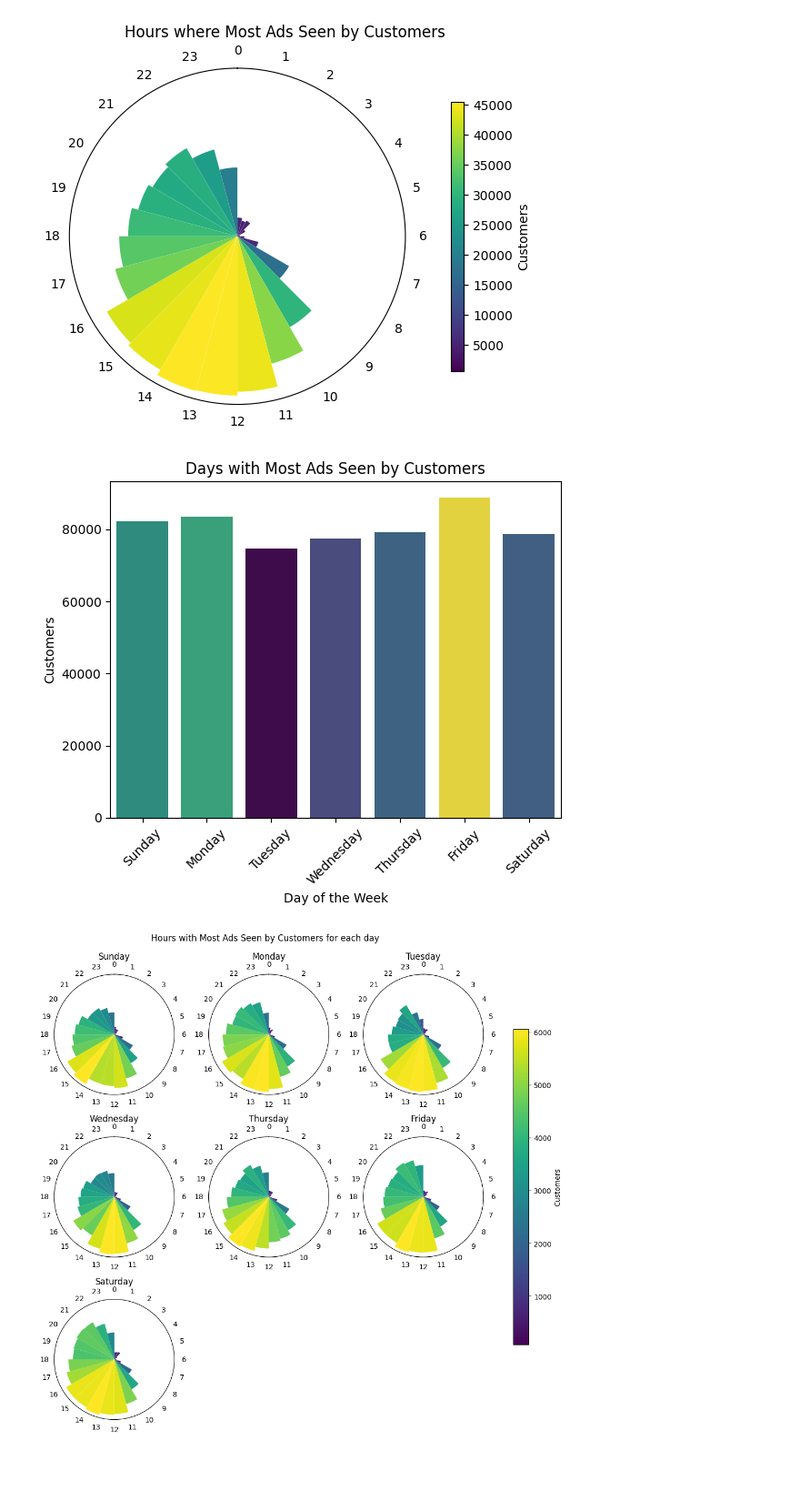
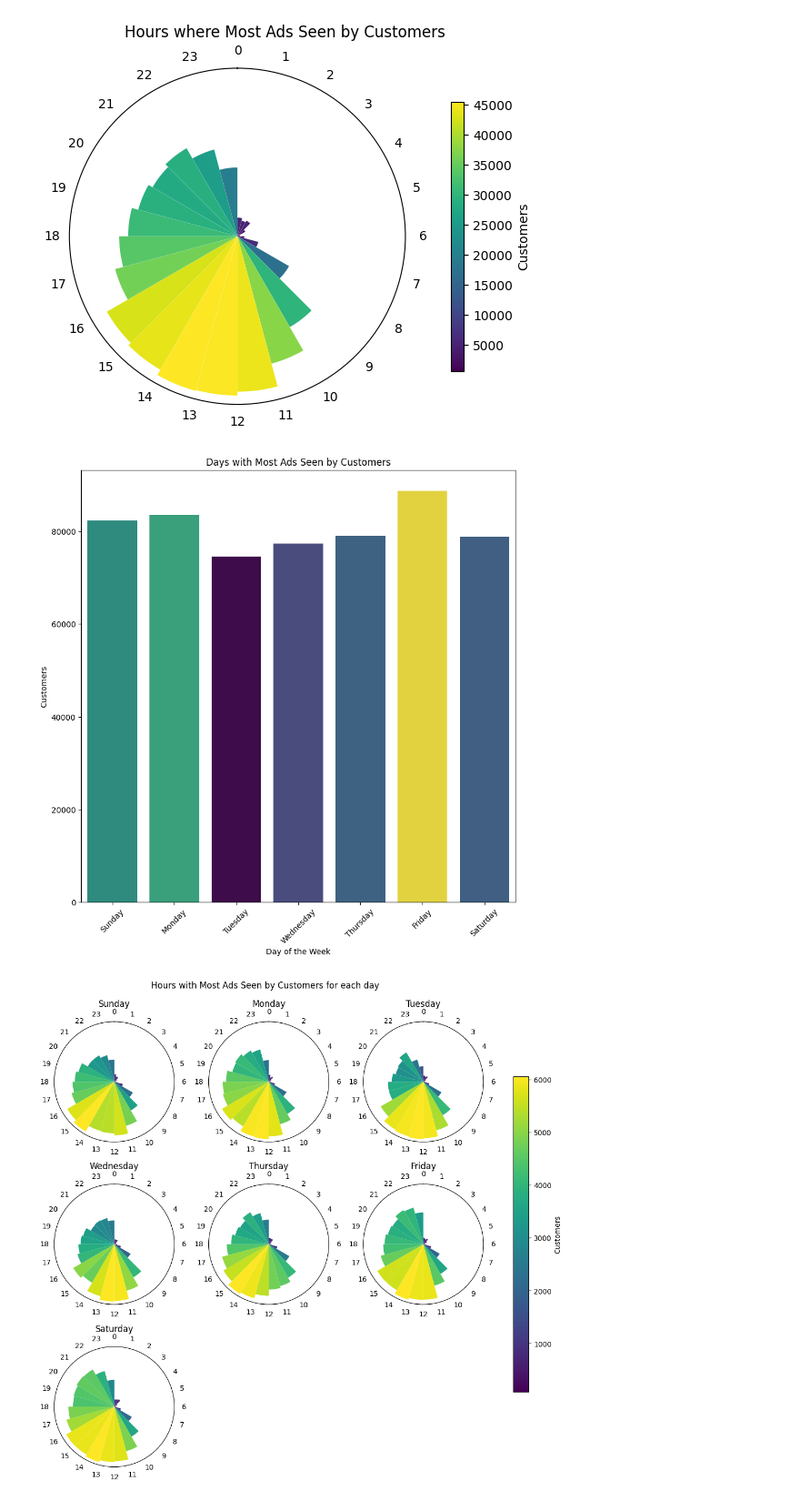
Before and after one commit to Kyo-Fox22/Marketing-A-B-Test, a Jupyter notebook: ab_test.ipynb, the cells around one changed output. Shown at 91% size. Drawn from its saved outputs; the diff is of its cells as text; code cells hidden in the pictures; blank space fills up the shorter version.

Commit message:
adjusted bar plot to properly display labels when exported

```diff
--- a/ab_test.ipynb
+++ b/ab_test.ipynb
@@ -565,19 +565,24 @@ plt.show()
 # %%
 # General Most Ads Day Plot
 filename = 'Ad_Exposure_Day_plot'
 
-sns.barplot(ads_days, x = 'most ads day', y = 'count', hue = 'count', legend = False, order = dow, palette = 'viridis')
-plt.title('Days with Most Ads Seen by Customers')
-plt.ylabel('Customers')
-plt.xlabel('Day of the Week')
-plt.xticks(rotation = 45)
+fig, ax = plt.subplots(figsize = (10, 10))
+
+pos = np.linspace(0, len(dow) - 1, len(dow))
+
+sns.barplot(ads_days, x = 'most ads day', y = 'count', hue = 'count',
+            legend = False, order = dow, palette = 'viridis', ax = ax)
+ax.set_title('Days with Most Ads Seen by Customers')
+ax.set_ylabel('Customers')
+ax.set_xlabel('Day of the Week')
+ax.set_xticks(pos, dow, rotation = 45)
 
 if not os.path.isfile(filename):
-    plt.savefig(filename)
+    fig.savefig(filename)
 
 plt.show()
 # %% [output]
-[figure, old version]
+[figure, new version]
 # %%
 # Most Ads Hour per Day Plot
 filename = 'Ad_Exposure_Hour_per_Day_plot.png'
```
Also changed, not shown: 1 other file.
